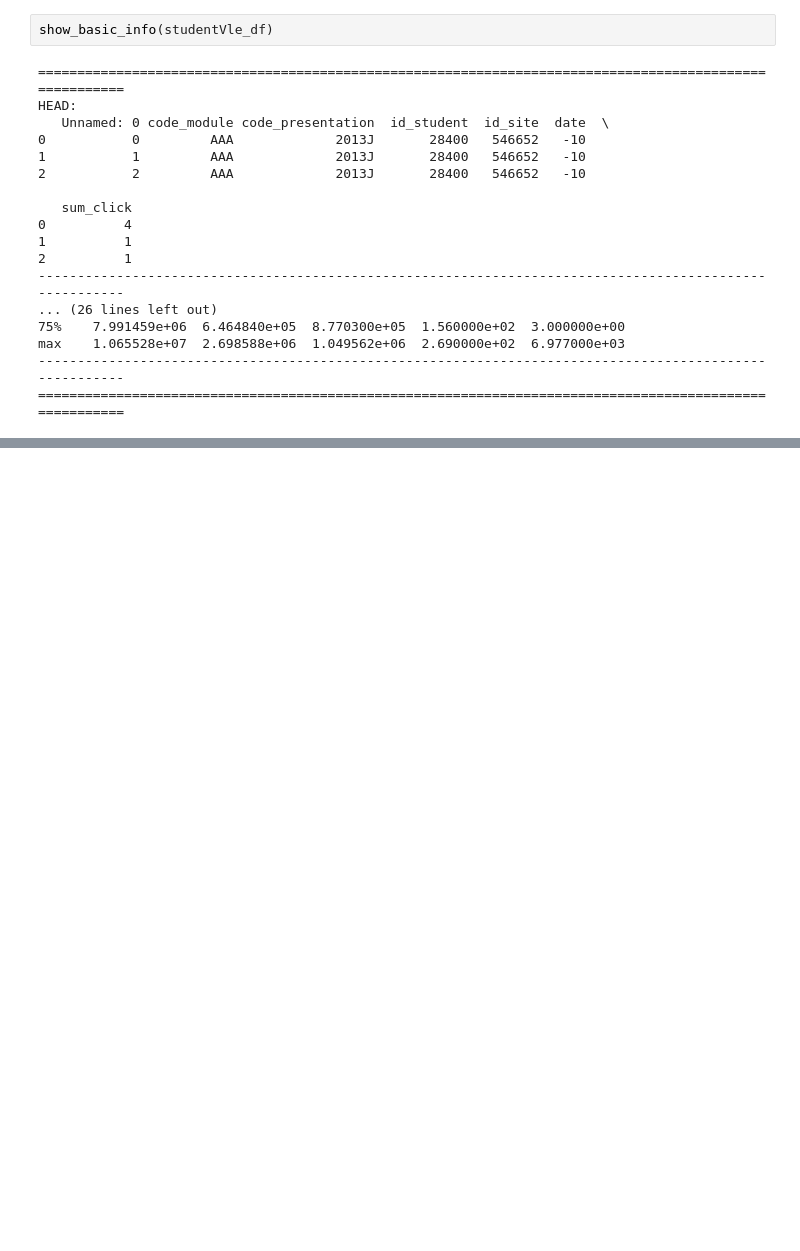
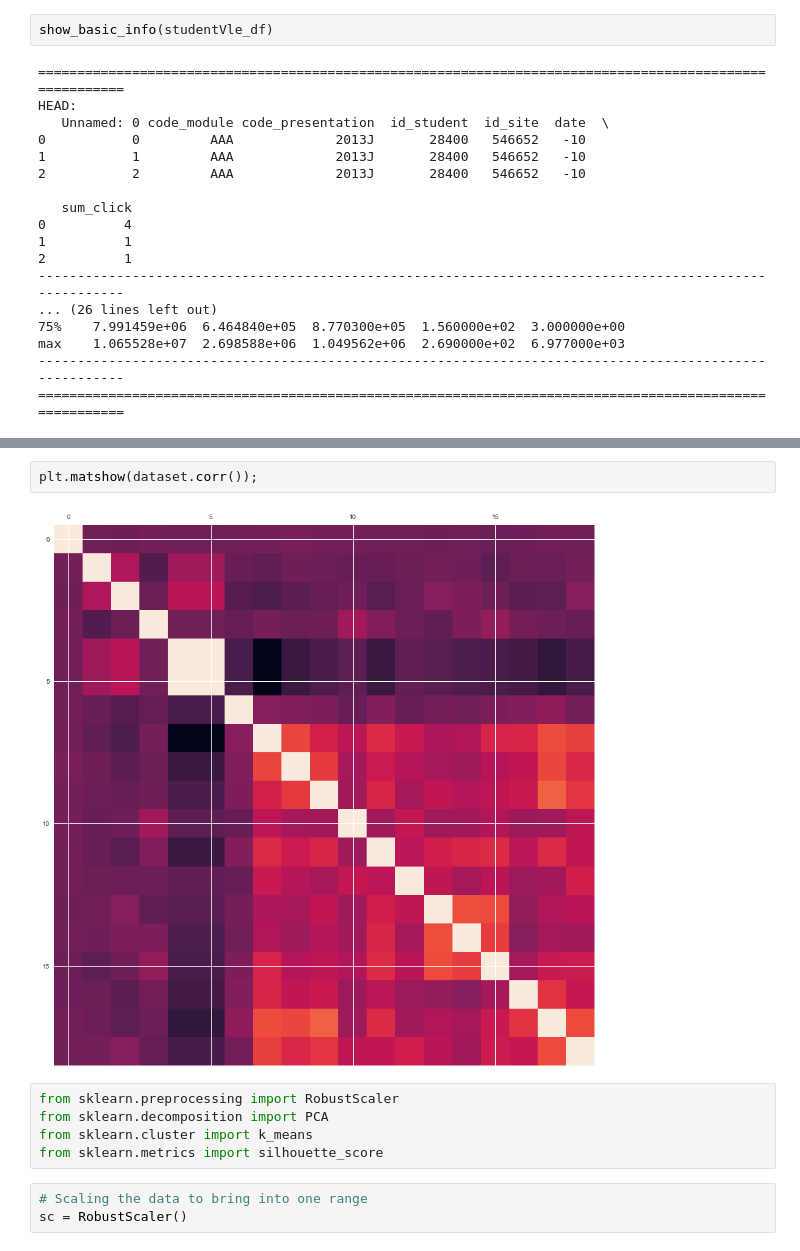
Before and after one commit to vjcalling/OULAD-data-analysis-EDA-, a Jupyter notebook: notebooks/OULAD-Open University Learning Analytics Dataset.ipynb, the cells around one changed output, grey strips where cells are left out. Drawn from its saved outputs; the diff is of its cells as text; blank space fills up the shorter version.

```diff
--- a/notebooks/OULAD-Open University Learning Analytics Dataset.ipynb
+++ b/notebooks/OULAD-Open University Learning Analytics Dataset.ipynb
@@ -534,0 +648,12 @@ max    1.065528e+07  2.698588e+06  1.049562e+06  2.690000e+02  6.977000e+03
+# %%
+plt.matshow(dataset.corr());
+# %% [output]
+[figure, added]
+# %%
+from sklearn.preprocessing import RobustScaler
+from sklearn.decomposition import PCA
+from sklearn.cluster import k_means
+from sklearn.metrics import silhouette_score
+# %%
+# Scaling the data to bring into one range
+sc = RobustScaler()
```
Also changed, not shown: parts of 25 cells of this notebook.
